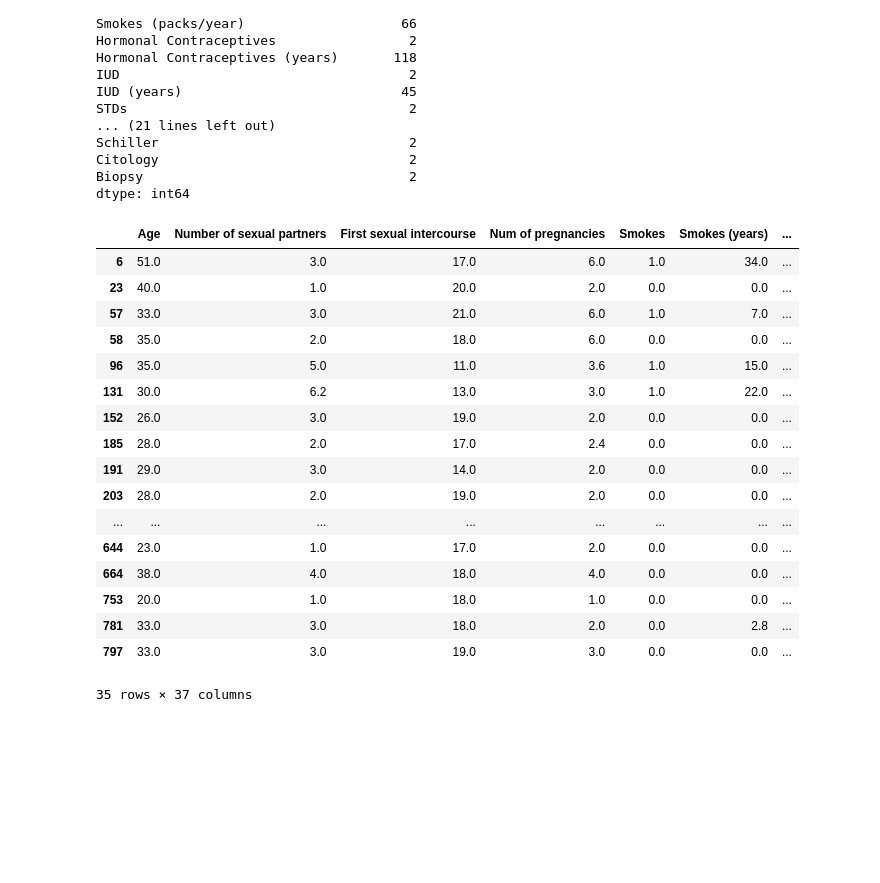
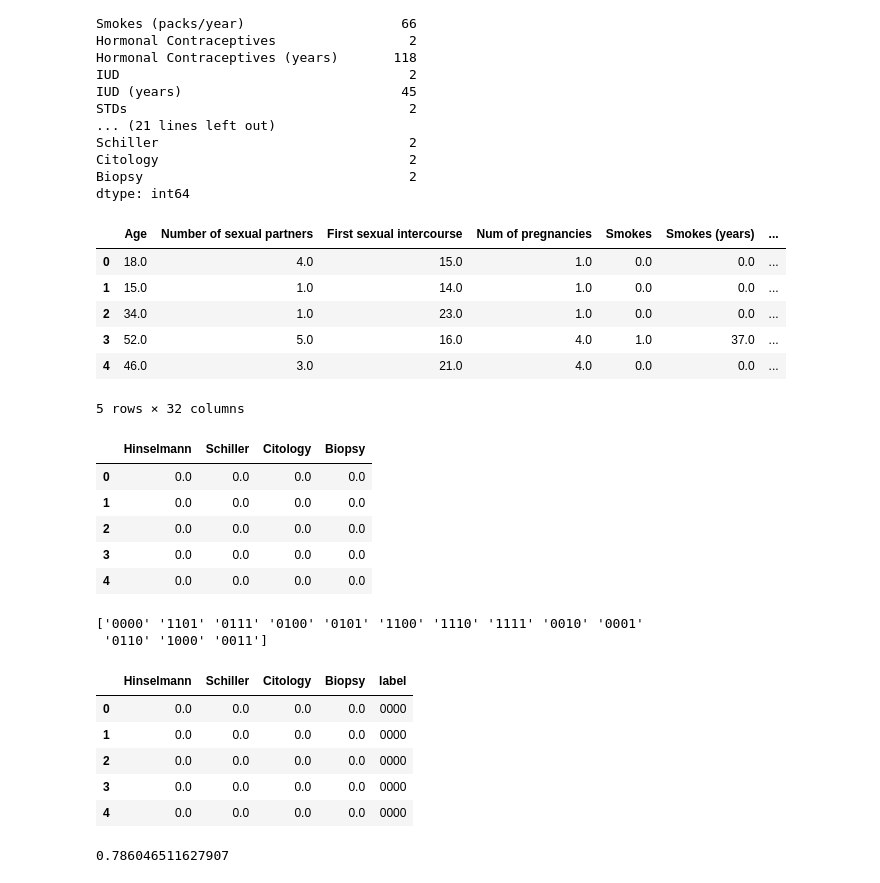
Before and after one commit to MatusPilnan/oznal-projekt-2020, a Jupyter notebook: oznal.ipynb, the cells around one changed output. Drawn from its saved outputs; the diff is of its cells as text; code cells hidden in the pictures; blank space fills up the shorter version.

```diff
--- a/oznal.ipynb
+++ b/oznal.ipynb
@@ -104,8 +104,8 @@ df.describe()
 | max | 84.000000 | 28.000000 | 32.000000 | 11.000000 | 1.000000 | 37.000000 | ... |
 8 rows × 36 columns
 # %%
-PREDICTED = ['Hinselmann', 'Schiller', 'Citology', 'Biopsy']
-df.groupby(PREDICTED).count()[['Age']].rename(columns={"Age": "Count"}).unstack(level=[1,2])
+predicted = ['Hinselmann', 'Schiller', 'Citology', 'Biopsy']
+df.groupby(predicted).count()[['Age']].rename(columns={"Age": "Count"}).unstack(level=[1,2])
 # %% [output]
 |  |  | Count |  |  |  |
 |  | Schiller | 0 |  | 1 |  |
@@ -198,32 +198,48 @@ Schiller                                2
 Citology                                2
 Biopsy                                  2
 dtype: int64
+# %%
+X = df_filled.drop(predicted, axis='columns')
+X.head()
+# %% [output]
+|  | Age | Number of sexual partners | First sexual intercourse | Num of pregnancies | Smokes | Smokes (years) | ... |
+| 0 | 18.0 | 4.0 | 15.0 | 1.0 | 0.0 | 0.0 | ... |
+| 1 | 15.0 | 1.0 | 14.0 | 1.0 | 0.0 | 0.0 | ... |
+| 2 | 34.0 | 1.0 | 23.0 | 1.0 | 0.0 | 0.0 | ... |
+| 3 | 52.0 | 5.0 | 16.0 | 4.0 | 1.0 | 37.0 | ... |
+| 4 | 46.0 | 3.0 | 21.0 | 4.0 | 0.0 | 0.0 | ... |
+5 rows × 32 columns
+# %%
+y = df_filled[predicted].copy()
+y.head()
+# %% [output]
+|  | Hinselmann | Schiller | Citology | Biopsy |
+| 0 | 0.0 | 0.0 | 0.0 | 0.0 |
+| 1 | 0.0 | 0.0 | 0.0 | 0.0 |
+| 2 | 0.0 | 0.0 | 0.0 | 0.0 |
+| 3 | 0.0 | 0.0 | 0.0 | 0.0 |
+| 4 | 0.0 | 0.0 | 0.0 | 0.0 |
 # %%
-df_filled["label"] = df_filled.apply(lambda row: f"{int(row['Hinselmann'])}{int(row['Schiller'])}{int(row['Citology'])}{int(row['Biopsy'])}", axis=1)
-df_filled[df_filled["Hinselmann"] == 1]
+y["label"] = df_filled.apply(lambda row: f"{int(row['Hinselmann'])}{int(row['Schiller'])}{int(row['Citology'])}{int(row['Biopsy'])}", axis=1)
+print(y["label"].unique())
+y.head()
 # %% [output]
+['0000' '1101' '0111' '0100' '0101' '1100' '1110' '1111' '0010' '0001'
+ '0110' '1000' '0011']
-|  | Age | Number of sexual partners | First sexual intercourse | Num of pregnancies | Smokes | Smokes (years) | ... |
-| 6 | 51.0 | 3.0 | 17.0 | 6.0 | 1.0 | 34.0 | ... |
-| 23 | 40.0 | 1.0 | 20.0 | 2.0 | 0.0 | 0.0 | ... |
-| 57 | 33.0 | 3.0 | 21.0 | 6.0 | 1.0 | 7.0 | ... |
-| 58 | 35.0 | 2.0 | 18.0 | 6.0 | 0.0 | 0.0 | ... |
-| 96 | 35.0 | 5.0 | 11.0 | 3.6 | 1.0 | 15.0 | ... |
-| 131 | 30.0 | 6.2 | 13.0 | 3.0 | 1.0 | 22.0 | ... |
-| 152 | 26.0 | 3.0 | 19.0 | 2.0 | 0.0 | 0.0 | ... |
-| 185 | 28.0 | 2.0 | 17.0 | 2.4 | 0.0 | 0.0 | ... |
-| 191 | 29.0 | 3.0 | 14.0 | 2.0 | 0.0 | 0.0 | ... |
-| 203 | 28.0 | 2.0 | 19.0 | 2.0 | 0.0 | 0.0 | ... |
-| ... | ... | ... | ... | ... | ... | ... | ... |
-| 644 | 23.0 | 1.0 | 17.0 | 2.0 | 0.0 | 0.0 | ... |
-| 664 | 38.0 | 4.0 | 18.0 | 4.0 | 0.0 | 0.0 | ... |
-| 753 | 20.0 | 1.0 | 18.0 | 1.0 | 0.0 | 0.0 | ... |
-| 781 | 33.0 | 3.0 | 18.0 | 2.0 | 0.0 | 2.8 | ... |
-| 797 | 33.0 | 3.0 | 19.0 | 3.0 | 0.0 | 0.0 | ... |
+|  | Hinselmann | Schiller | Citology | Biopsy | label |
+| 0 | 0.0 | 0.0 | 0.0 | 0.0 | 0000 |
+| 1 | 0.0 | 0.0 | 0.0 | 0.0 | 0000 |
+| 2 | 0.0 | 0.0 | 0.0 | 0.0 | 0000 |
+| 3 | 0.0 | 0.0 | 0.0 | 0.0 | 0000 |
+| 4 | 0.0 | 0.0 | 0.0 | 0.0 | 0000 |
-35 rows × 37 columns
 # %%
 from sklearn.tree import DecisionTreeClassifier
 from sklearn.model_selection import train_test_split
 
-
+X_train, X_test, y_train, y_test = train_test_split(X, y['label'])
+y_train.head()
 model = DecisionTreeClassifier()
-train_test_split(df_filled)
+model.fit(X_train, y_train)
+model.score(X_test, y_test)
+# %% [output]
+0.786046511627907
```
